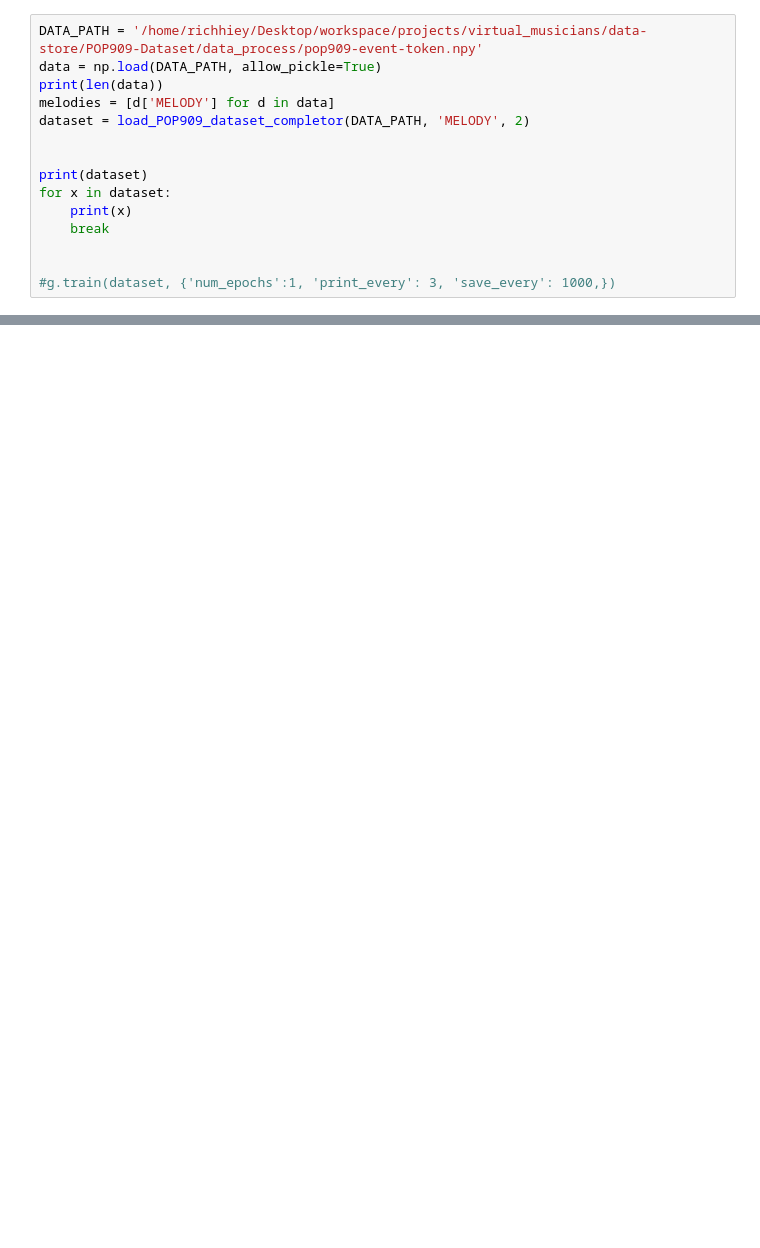
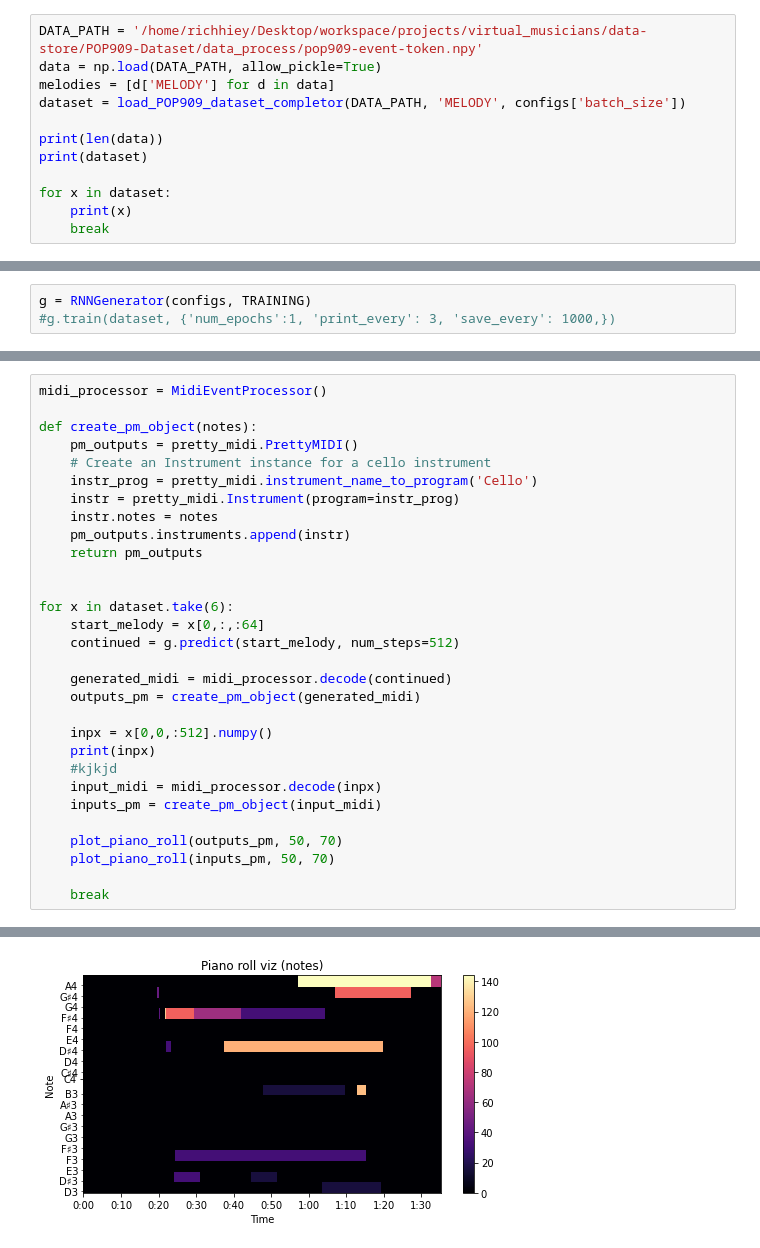
Before and after one commit to richhiey/model-store, a Jupyter notebook: Generator.ipynb, the cells around one changed output, grey strips where cells are left out. Saved outputs shown, nothing was run; the diff lists cells and outputs as text; blank space fills up the shorter version.

Commit message:
Add prediction loop for RNN

```diff
--- a/Generator.ipynb
+++ b/Generator.ipynb
@@ -37,18 +45,15 @@ Initializing from scratch.
 # %%
 DATA_PATH = '/home/richhiey/Desktop/workspace/projects/virtual_musicians/data-store/POP909-Dataset/data_process/pop909-event-token.npy'
 data = np.load(DATA_PATH, allow_pickle=True)
+melodies = [d['MELODY'] for d in data]
+dataset = load_POP909_dataset_completor(DATA_PATH, 'MELODY', configs['batch_size'])
+
 print(len(data))
-melodies = [d['MELODY'] for d in data]
-dataset = load_POP909_dataset_completor(DATA_PATH, 'MELODY', 2)
+print(dataset)
 
-
-print(dataset)
 for x in dataset:
     print(x)
     break
-
-
-#g.train(dataset, {'num_epochs':1, 'print_every': 3, 'save_every': 1000,})
 # %% [output]
 909
 <ShuffleDataset shapes: (None, 1, None), types: tf.int64>
@@ -58,0 +64,3 @@ tf.Tensor(
+# %%
+g = RNNGenerator(configs, TRAINING)
+#g.train(dataset, {'num_epochs':1, 'print_every': 3, 'save_every': 1000,})
@@ -58,0 +85,31 @@ tf.Tensor(
+# %%
+midi_processor = MidiEventProcessor()
+
+def create_pm_object(notes):
+    pm_outputs = pretty_midi.PrettyMIDI()
+    # Create an Instrument instance for a cello instrument
+    instr_prog = pretty_midi.instrument_name_to_program('Cello')
+    instr = pretty_midi.Instrument(program=instr_prog)
+    instr.notes = notes
+    pm_outputs.instruments.append(instr)
+    return pm_outputs
+
+
+for x in dataset.take(6):
+    start_melody = x[0,:,:64]
+    continued = g.predict(start_melody, num_steps=512)
+
+    generated_midi = midi_processor.decode(continued)
+    outputs_pm = create_pm_object(generated_midi)
+
+    inpx = x[0,0,:512].numpy()
+    print(inpx)
+    #kjkjd
+    input_midi = midi_processor.decode(inpx)
+    inputs_pm = create_pm_object(input_midi)
+
+    plot_piano_roll(outputs_pm, 50, 70)
+    plot_piano_roll(inputs_pm, 50, 70)
+
+    break
+# %% [output]
@@ -58,0 +133 @@ tf.Tensor(
+[figure, added]
```
Also changed, not shown: parts of 5 cells of this notebook, 1 other file.
